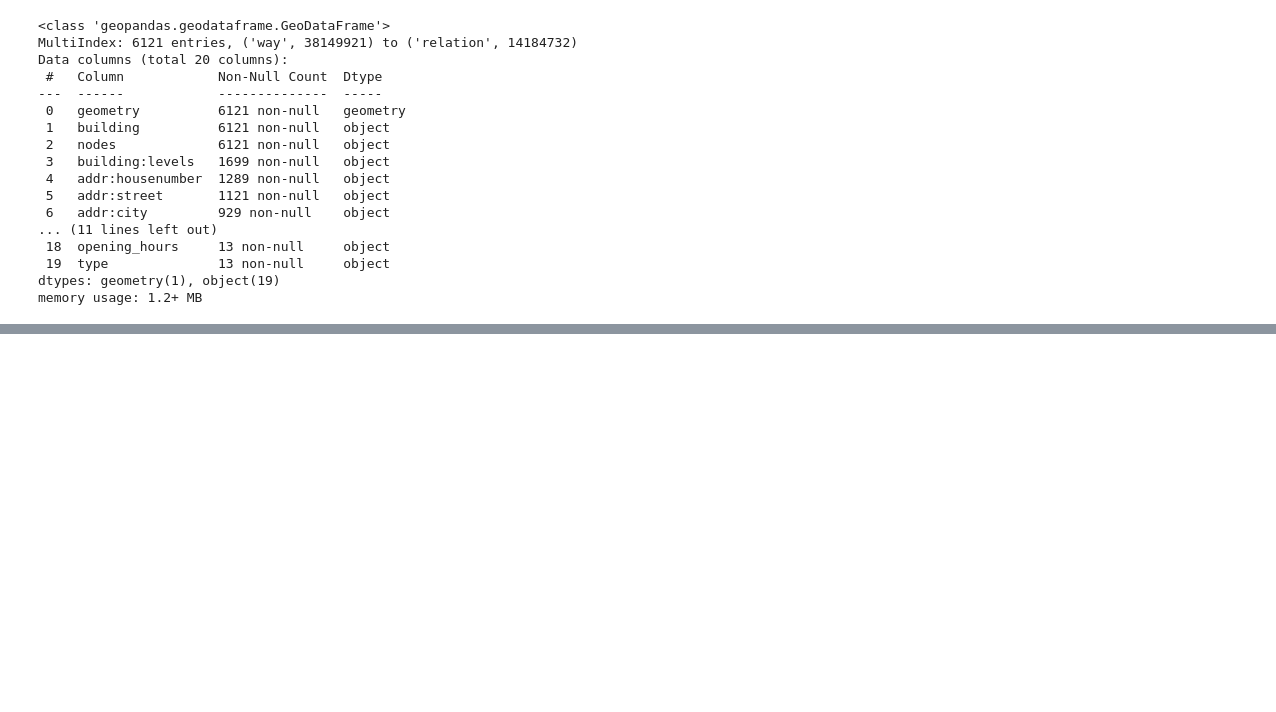
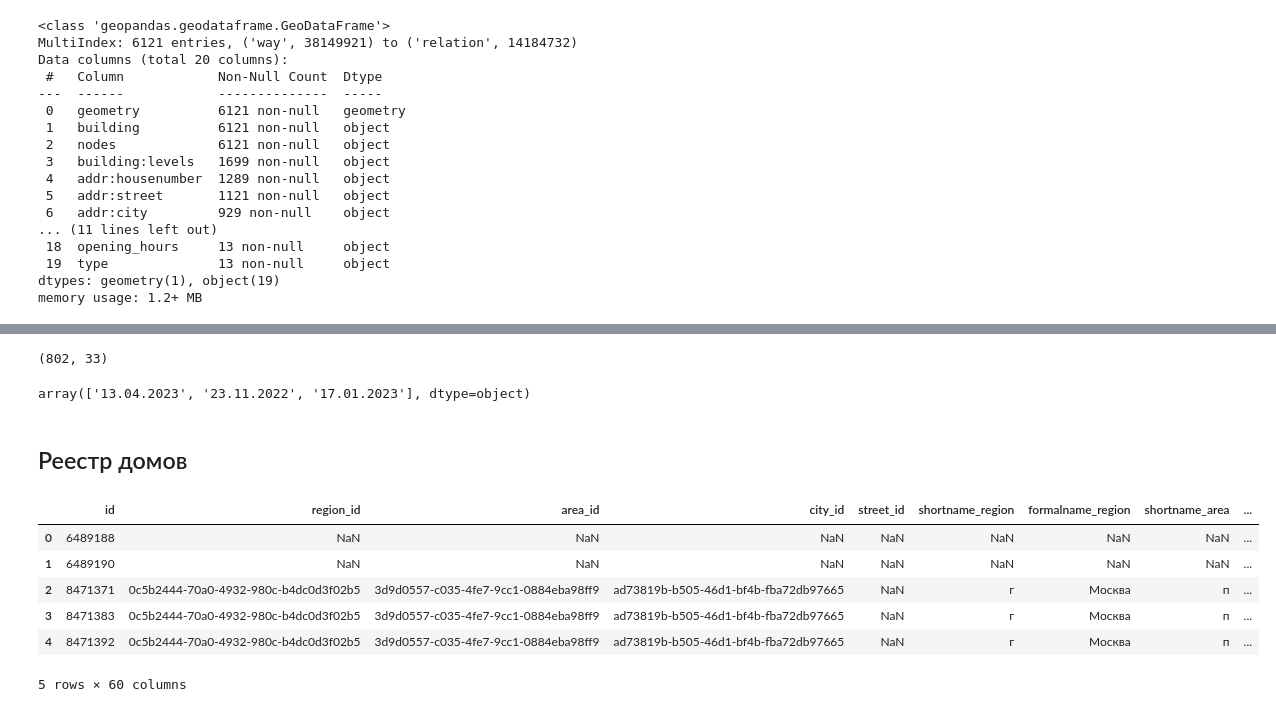
Before and after one commit to MADE-project-team1/CityTraffic, a Jupyter notebook: OSM/load_osm_buildings.ipynb, the cells around one changed output, grey strips where cells are left out. Drawn from its saved outputs; the diff is of its cells as text; code cells hidden in the pictures; blank space fills up the shorter version.

```diff
--- a/OSM/load_osm_buildings.ipynb
+++ b/OSM/load_osm_buildings.ipynb
@@ -185,0 +294,24 @@ filtered_build.to_csv("Stupino_OSM.csv")
+# %%
+capital_stupino.shape
+# %% [output]
+(802, 33)
+# %%
+capital_stupino.last_update.unique()
+# последнее обновление было 13 апреля - было бы неплохо сделать автоматическую подгрузку данных из реестра
+#(ну или каждый раз парсить его)
+# %% [output]
+array(['13.04.2023', '23.11.2022', '17.01.2023'], dtype=object)
+# %% [markdown]
+## Реестр домов
+# %%
+reestr_path = 'export-reestrmkd-50-20230501.csv'
+reestr_data = pd.read_csv(reestr_path, sep=";")
+reestr_data.head()
+# %% [output]
+|  | id | region_id | area_id | city_id | street_id | shortname_region | formalname_region | shortname_area | ... |
+| 0 | 6489188 | NaN | NaN | NaN | NaN | NaN | NaN | NaN | ... |
+| 1 | 6489190 | NaN | NaN | NaN | NaN | NaN | NaN | NaN | ... |
+| 2 | 8471371 | 0c5b2444-70a0-4932-980c-b4dc0d3f02b5 | 3d9d0557-c035-4fe7-9cc1-0884eba98ff9 | ad73819b-b505-46d1-bf4b-fba72db97665 | NaN | г | Москва | п | ... |
+| 3 | 8471383 | 0c5b2444-70a0-4932-980c-b4dc0d3f02b5 | 3d9d0557-c035-4fe7-9cc1-0884eba98ff9 | ad73819b-b505-46d1-bf4b-fba72db97665 | NaN | г | Москва | п | ... |
+| 4 | 8471392 | 0c5b2444-70a0-4932-980c-b4dc0d3f02b5 | 3d9d0557-c035-4fe7-9cc1-0884eba98ff9 | ad73819b-b505-46d1-bf4b-fba72db97665 | NaN | г | Москва | п | ... |
+5 rows × 60 columns
```
Also changed, not shown: parts of 22 cells of this notebook.
